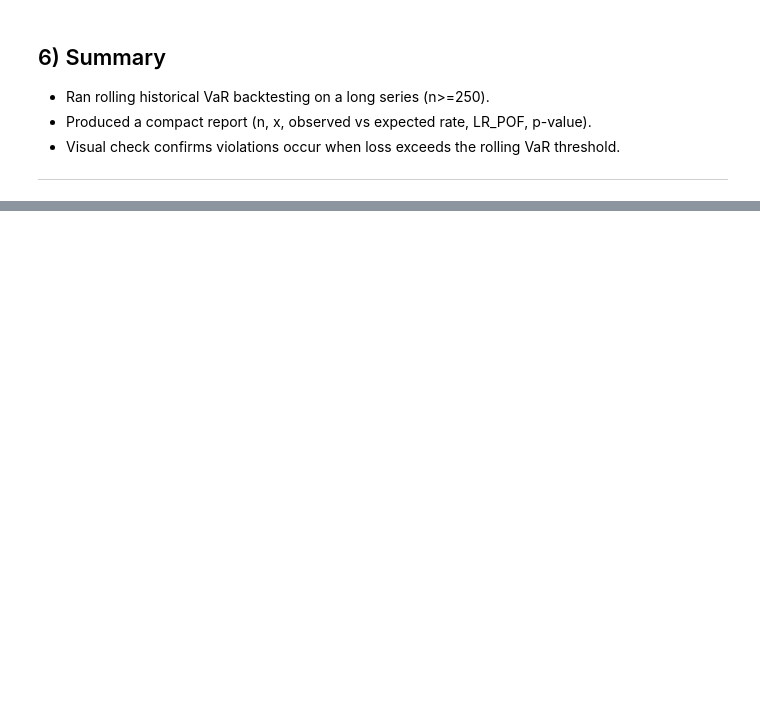
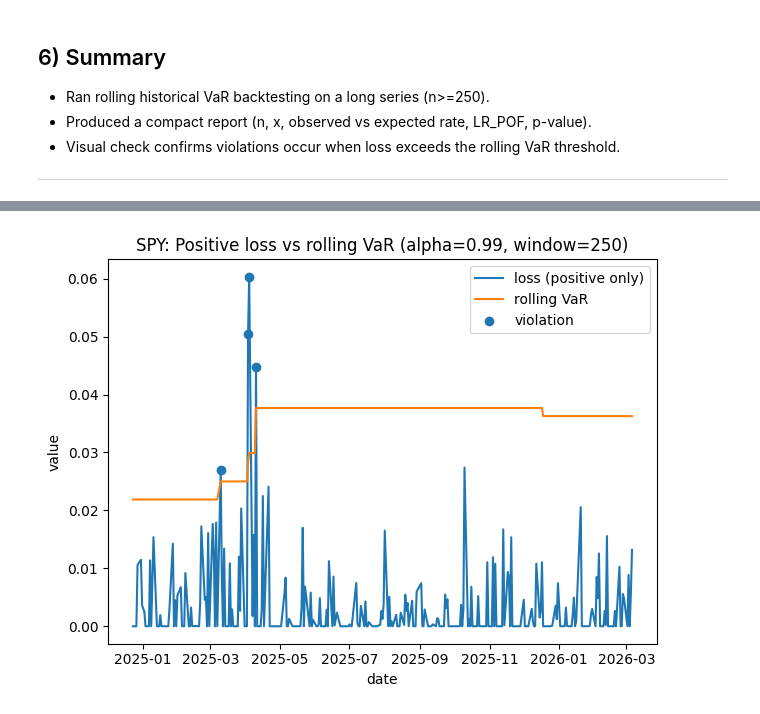
Before and after one commit to KyeongA-Yang/risk-metrics-engine, a Jupyter notebook: notebooks/02_backtesting_kupiec_pof.ipynb, the cells around one changed output, grey strips where cells are left out. Drawn from its saved outputs; the diff is of its cells as text; code cells hidden in the pictures; blank space fills up the shorter version.

Commit message:
refactor: generalize backtest plotting script (pnl vs price)

```diff
--- a/notebooks/02_backtesting_kupiec_pof.ipynb
+++ b/notebooks/02_backtesting_kupiec_pof.ipynb
@@ -159,0 +253,7 @@ plt.show()
+# %%
+df = pd.read_csv("../data/price_SPY.csv")
+df["date"] = pd.to_datetime(df["date"])
+df = df.sort_values("date").set_index("date")
+
+price = df["price"].astype(float)
+df.head()
@@ -159,0 +274,5 @@ plt.show()
+# %%
+pnl = np.log(price).diff().dropna()
+loss = -pnl
+
+pnl.head(), loss.head()
@@ -159,0 +302,6 @@ plt.show()
+# %%
+alpha = 0.99
+window = 250
+
+rvar = rolling_historical_var(pnl, window=window, alpha=alpha)
+rvar.dropna().head()
@@ -159,0 +338,4 @@ plt.show()
+# %%
+aligned = pd.concat([loss.rename("loss"), rvar.rename("VaR")], axis=1).dropna()
+aligned["violation"] = (aligned["loss"] > aligned["VaR"]).astype(int)
+aligned.tail(10)
@@ -159,0 +360,25 @@ plt.show()
+# %%
+zoom_last = 300
+aligned_zoom = aligned.tail(zoom_last)
+
+aligned_zoom["loss_pos"] = aligned_zoom["loss"].clip(lower=0.0)
+v = aligned_zoom[aligned_zoom["violation"] == 1]
+
+plt.figure()
+plt.plot(aligned_zoom.index, aligned_zoom["loss_pos"], label="loss (positive only)")
+plt.plot(aligned_zoom.index, aligned_zoom["VaR"], label="rolling VaR")
+plt.scatter(v.index, v["loss_pos"], marker="o", label="violation")
+
+plt.title(f"SPY: Positive loss vs rolling VaR (alpha={alpha}, window={window})")
+plt.xlabel("date")
+plt.ylabel("value")
+plt.legend()
+plt.tight_layout()
+
+out_path = "../data/spy_backtest_plot_loss_only.png"
+plt.savefig(out_path, dpi=200)
+out_path
+
+plt.show()
+# %% [output]
+[figure, added]
```
Also changed, not shown: parts of 24 cells of this notebook, 8 other files.
